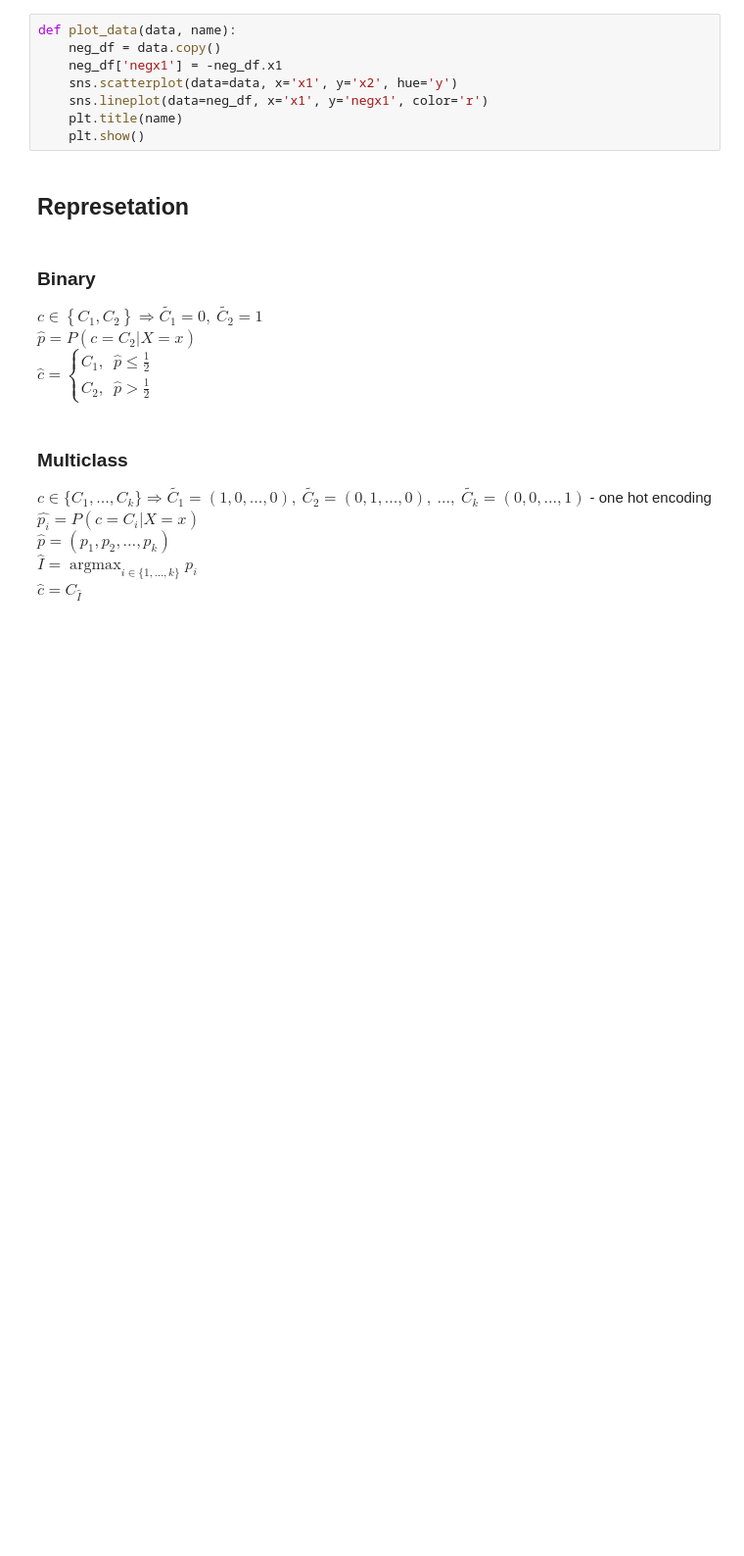
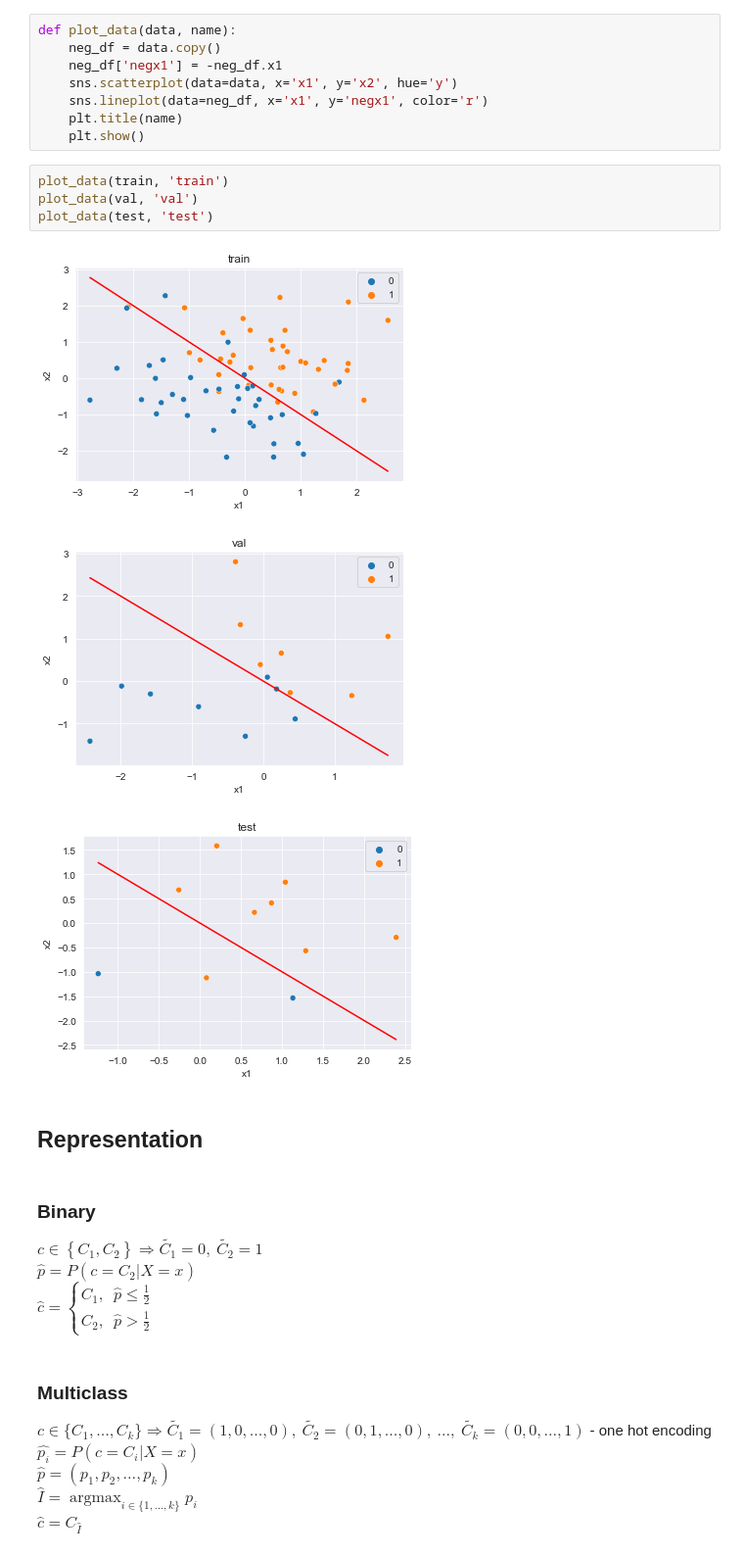
Before and after one commit to Gauss-PWr/DIY, a Jupyter notebook: VI. classification/Notebook.ipynb, the cells around one changed output. Shown at 98% size. Saved outputs shown, nothing was run; the diff lists cells and outputs as text; blank space fills up the shorter version.

```diff
--- a/VI. classification/Notebook.ipynb
+++ b/VI. classification/Notebook.ipynb
@@ -34,8 +117,16 @@ def plot_data(data, name):
     sns.lineplot(data=neg_df, x='x1', y='negx1', color='r')
     plt.title(name)
     plt.show()
+# %%
+plot_data(train, 'train')
+plot_data(val, 'val')
+plot_data(test, 'test')
+# %% [output]
+[figure, added]
+[figure, added]
+[figure, added]
 # %% [markdown]
-## Represetation
+## Representation
 # %% [markdown]
 ### Binary
 
```
Also changed, not shown: parts of 41 cells of this notebook, 23 other files.
